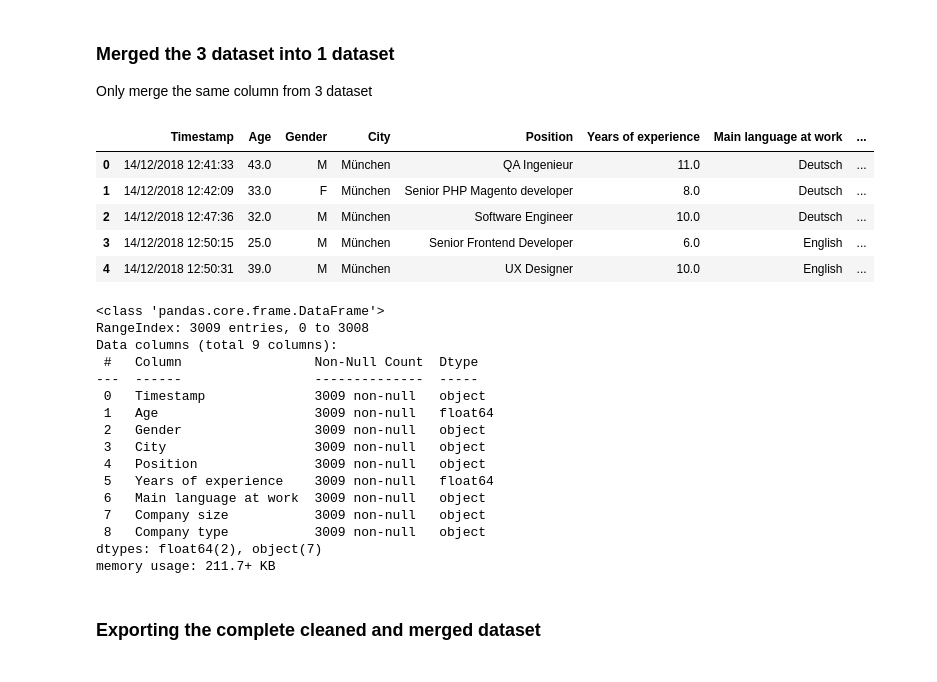
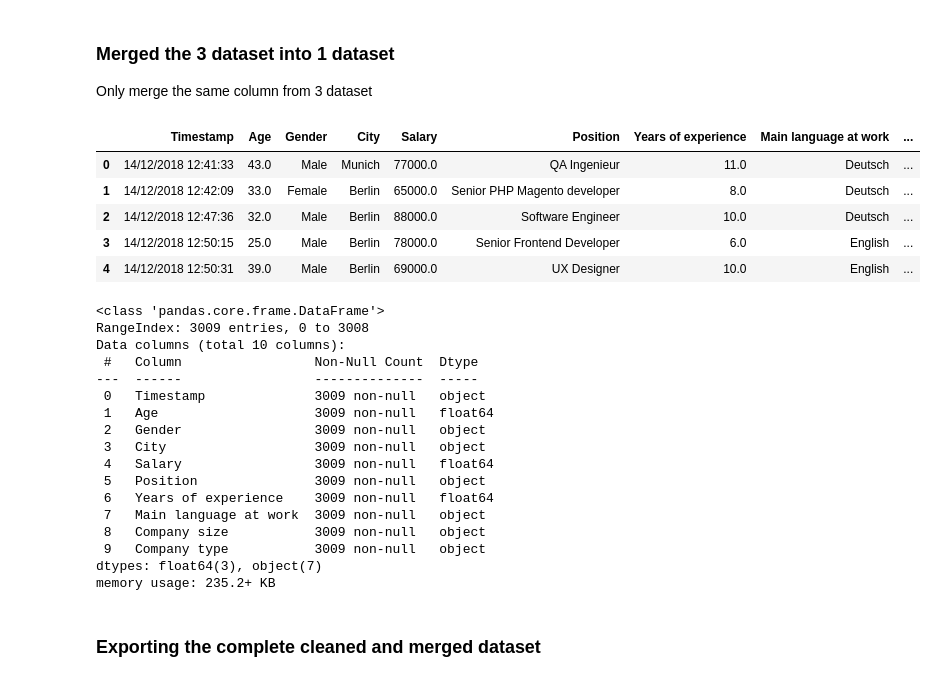
Before and after one commit to Bugi-Sulistiyo/Gigih_Mid-Term, a Jupyter notebook: Script/EDA_preparation.ipynb, the cells around one changed output. Drawn from its saved outputs; the diff is of its cells as text; code cells hidden in the pictures.

Commit message:
fix the dataset miss update and update the .html file

```diff
--- a/Script/EDA_preparation.ipynb
+++ b/Script/EDA_preparation.ipynb
@@ -211,6 +211,11 @@ data_18[["Company type"]] = modus_imputer.fit_transform(data_18[["Company type"]
 data_18["Position"].fillna("-", inplace=True)
 data_18["Main language at work"].fillna("Others", inplace=True)
 data_18["Your level"].fillna("Others", inplace=True)
+# %%
+# Replacing some value to make the data more readable
+data_18["Gender"].replace(["F"], 'Female', inplace=True)
+data_18["Gender"].replace(["M"], 'Male', inplace=True) # To make the gender value same across the dataset
+data_18["City"] = data_20["City"].str.replace('ü', 'u')
 # %%
 # checking the null value again
 data_18.isna().sum()
@@ -367,6 +372,9 @@ data_19["Your main technology / programming language"].fillna("Others", inplace=
 data_19["Main language at work"].fillna("Others", inplace=True)
 data_19["Seniority level"].fillna("Others", inplace=True)
 data_19["Company business sector"].fillna("Others", inplace=True)
+# %%
+# Replacing some value to make the data more readable
+data_19["City"] = data_20["City"].str.replace('ü', 'u')
 # %%
 # Checking the null value again
 data_19.isna().sum()
@@ -486,6 +494,7 @@ data_20["Total years of experience"].replace(["15, thereof 8 as CTO"], '15', inp
 data_20["Total years of experience"].replace(["1 (as QA Engineer) / 11 in total"], '11', inplace=True)
 data_20["Total years of experience"].replace(["less than year"], '0.7', inplace=True)
 data_20["Total years of experience"] = data_20["Total years of experience"].str.replace(',', '.')
+data_20["City"] = data_20["City"].str.replace('ü', 'u') # Replacing some value to make the data more readable
 # %%
 # Changing the column type
 data_20["Yearly bonus + stocks in EUR"] = data_20["Yearly bonus + stocks in EUR"].astype('float')
@@ -683,37 +692,38 @@ Index(['Timestamp', 'Age', 'Gender', 'City', 'Position', 'Years of experience',
 ### Merged the 3 dataset into 1 dataset
 Only merge the same column from 3 dataset
 # %%
-merged_column = ["Timestamp", "Age", "Gender", "City", "Position", "Years of experience", "Main language at work", "Company size", "Company type"]
+merged_column = ["Timestamp", "Age", "Gender", "City", "Salary", "Position", "Years of experience", "Main language at work", "Company size", "Company type"]
 merged_data = pd.concat([clean_data_18.loc[:, merged_column]
                          ,clean_data_19.loc[:, merged_column]
                          ,clean_data_20.loc[:, merged_column]], ignore_index=True)
 merged_data.head(5)
 # %% [output]
-|  | Timestamp | Age | Gender | City | Position | Years of experience | Main language at work | ... |
-| 0 | 14/12/2018 12:41:33 | 43.0 | M | München | QA Ingenieur | 11.0 | Deutsch | ... |
-| 1 | 14/12/2018 12:42:09 | 33.0 | F | München | Senior PHP Magento developer | 8.0 | Deutsch | ... |
-| 2 | 14/12/2018 12:47:36 | 32.0 | M | München | Software Engineer | 10.0 | Deutsch | ... |
-| 3 | 14/12/2018 12:50:15 | 25.0 | M | München | Senior Frontend Developer | 6.0 | English | ... |
-| 4 | 14/12/2018 12:50:31 | 39.0 | M | München | UX Designer | 10.0 | English | ... |
+|  | Timestamp | Age | Gender | City | Salary | Position | Years of experience | Main language at work | ... |
+| 0 | 14/12/2018 12:41:33 | 43.0 | Male | Munich | 77000.0 | QA Ingenieur | 11.0 | Deutsch | ... |
+| 1 | 14/12/2018 12:42:09 | 33.0 | Female | Berlin | 65000.0 | Senior PHP Magento developer | 8.0 | Deutsch | ... |
+| 2 | 14/12/2018 12:47:36 | 32.0 | Male | Berlin | 88000.0 | Software Engineer | 10.0 | Deutsch | ... |
+| 3 | 14/12/2018 12:50:15 | 25.0 | Male | Berlin | 78000.0 | Senior Frontend Developer | 6.0 | English | ... |
+| 4 | 14/12/2018 12:50:31 | 39.0 | Male | Berlin | 69000.0 | UX Designer | 10.0 | English | ... |
 # %%
 merged_data.info()
 # %% [output]
 <class 'pandas.core.frame.DataFrame'>
 RangeIndex: 3009 entries, 0 to 3008
-Data columns (total 9 columns):
+Data columns (total 10 columns):
  #   Column                 Non-Null Count  Dtype
 ---  ------                 --------------  -----
  0   Timestamp              3009 non-null   object
  1   Age                    3009 non-null   float64
  2   Gender                 3009 non-null   object
  3   City                   3009 non-null   object
- 4   Position               3009 non-null   object
- 5   Years of experience    3009 non-null   float64
- 6   Main language at work  3009 non-null   object
- 7   Company size           3009 non-null   object
- 8   Company type           3009 non-null   object
-dtypes: float64(2), object(7)
-memory usage: 211.7+ KB
+ 4   Salary                 3009 non-null   float64
+ 5   Position               3009 non-null   object
+ 6   Years of experience    3009 non-null   float64
+ 7   Main language at work  3009 non-null   object
+ 8   Company size           3009 non-null   object
+ 9   Company type           3009 non-null   object
+dtypes: float64(3), object(7)
+memory usage: 235.2+ KB
 # %% [markdown]
 ### Exporting the complete cleaned and merged dataset
 # %%
```
Also changed, not shown: parts of 11 cells of this notebook, 7 other files.
